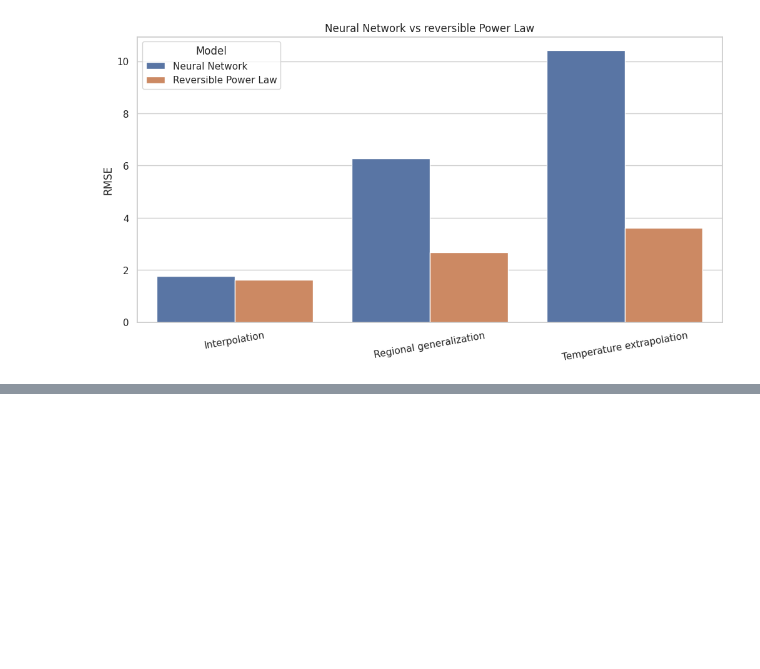
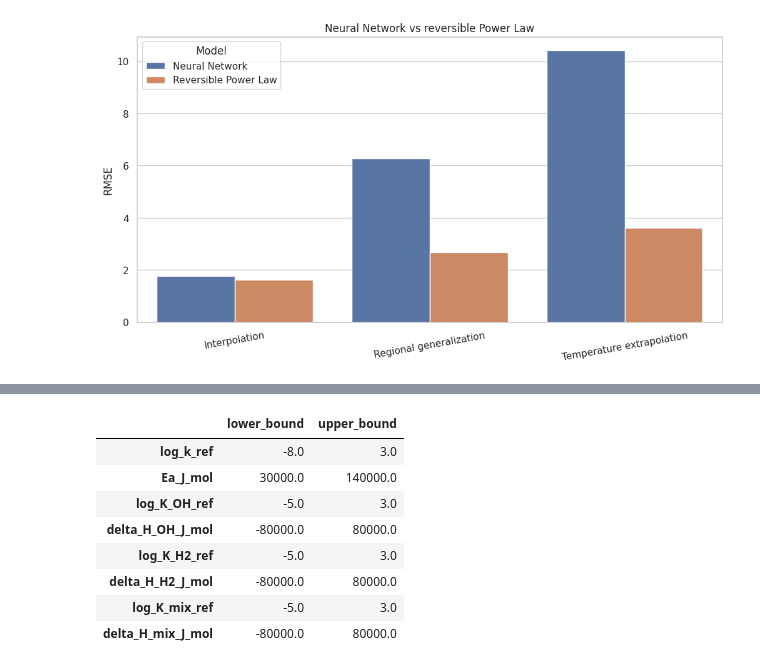
Before and after one commit to oafidi/co2-methanation-ml, a Jupyter notebook: notebooks/physics_based_kinetic_modeling.ipynb, the cells around one changed output, grey strips where cells are left out. Saved outputs shown, nothing was run; the diff lists cells and outputs as text; code cells hidden in the pictures; blank space fills up the shorter version.

```diff
--- a/notebooks/physics_based_kinetic_modeling.ipynb
+++ b/notebooks/physics_based_kinetic_modeling.ipynb
@@ -643,0 +797,37 @@ The Langmuir−Hinshelwood-Hougen-Watson (LHHW) model is the logical next kineti
+# %%
+T_REF_K = 533.15
+LHHW_MAXITER = 500
+LHHW_POPSIZE = 15
+
+LHHW_PARAMETER_NAMES = [
+    'log_k_ref', 'Ea_J_mol',
+    'log_K_OH_ref', 'delta_H_OH_J_mol',
+    'log_K_H2_ref', 'delta_H_H2_J_mol',
+    'log_K_mix_ref', 'delta_H_mix_J_mol',
+]
+
+LHHW_BOUNDS = [
+    (-8.0, 3.0),           # log(k_ref)
+    (30_000.0, 140_000.0), # Ea, J/mol
+    (-5.0, 3.0),           # log(K_OH_ref)
+    (-80_000.0, 80_000.0), # delta H_OH, J/mol
+    (-5.0, 3.0),           # log(K_H2_ref)
+    (-80_000.0, 80_000.0), # delta H_H2, J/mol
+    (-5.0, 3.0),           # log(K_mix_ref)
+    (-80_000.0, 80_000.0), # delta H_mix, J/mol
+]
+
+pd.DataFrame(
+    LHHW_BOUNDS, columns=['lower_bound', 'upper_bound'],
+    index=LHHW_PARAMETER_NAMES,
+)
+# %% [output]
+|  | lower_bound | upper_bound |
+| log_k_ref | -8.0 | 3.0 |
+| Ea_J_mol | 30000.0 | 140000.0 |
+| log_K_OH_ref | -5.0 | 3.0 |
+| delta_H_OH_J_mol | -80000.0 | 80000.0 |
+| log_K_H2_ref | -5.0 | 3.0 |
+| delta_H_H2_J_mol | -80000.0 | 80000.0 |
+| log_K_mix_ref | -5.0 | 3.0 |
+| delta_H_mix_J_mol | -80000.0 | 80000.0 |
```
Also changed, not shown: parts of 17 cells of this notebook, 4 other files.
